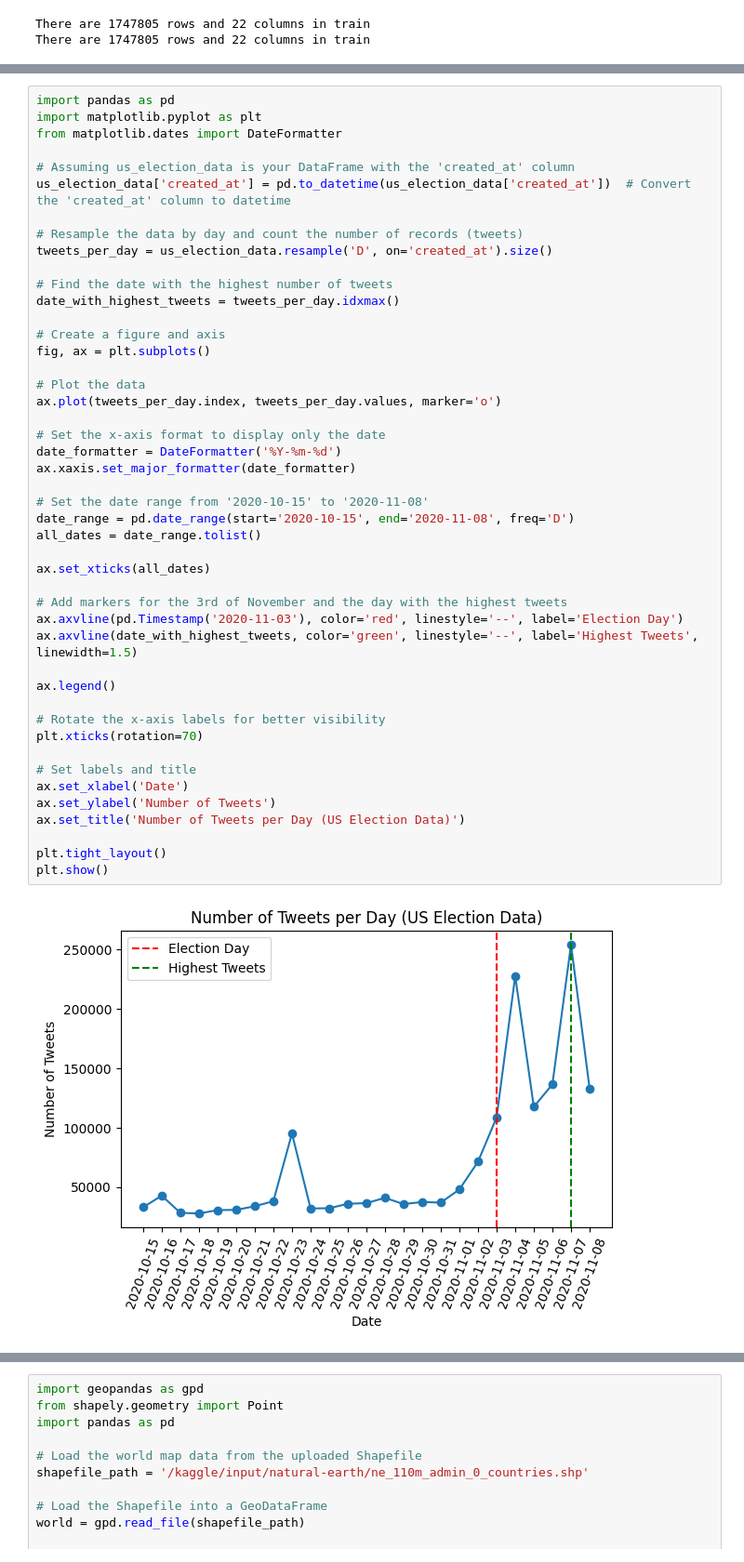
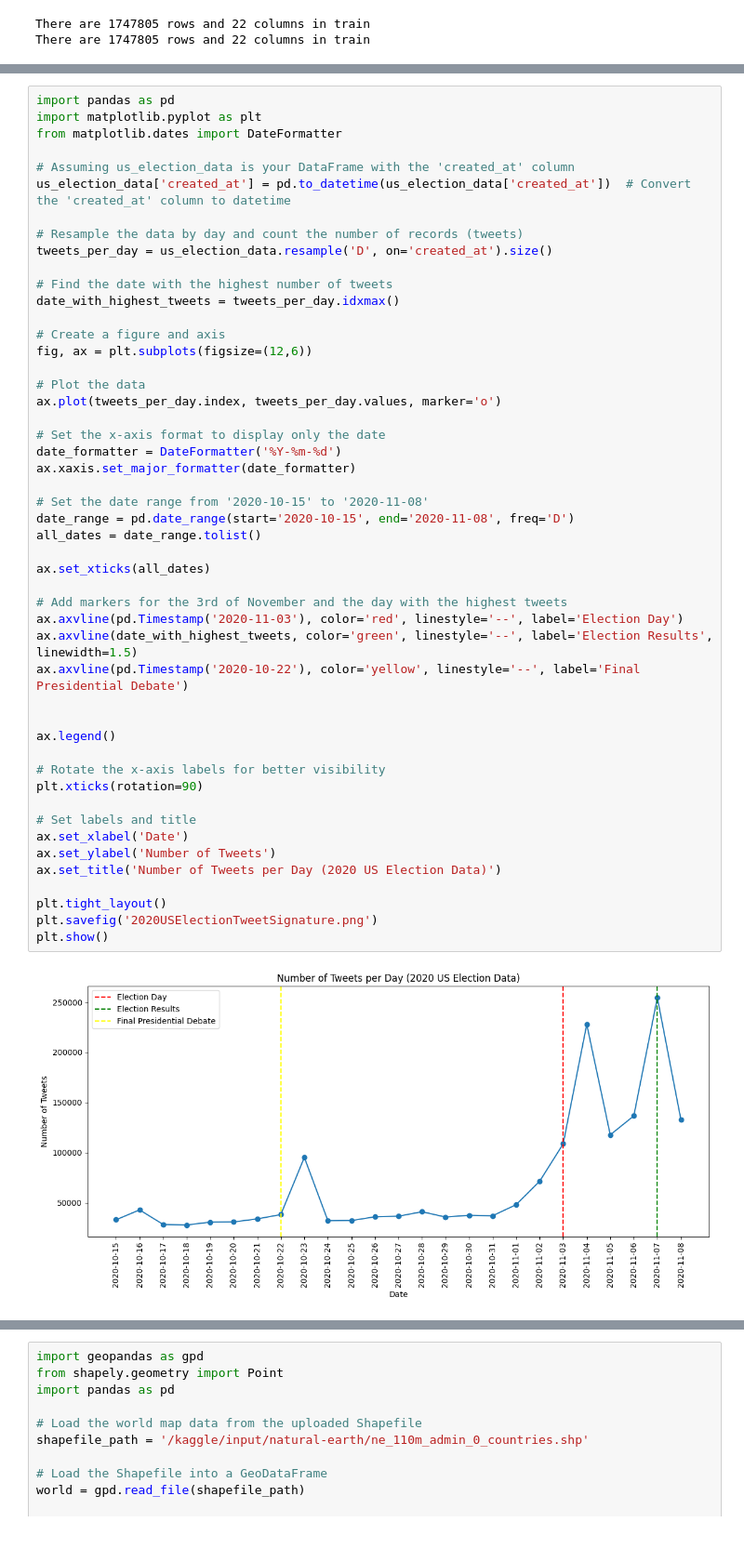
Before and after one commit to NatanGrayman/Investigation_Project, a Jupyter notebook: investigation-project-us-election.ipynb, the cells around one changed output, grey strips where cells are left out. Shown at 93% size. Saved outputs shown, nothing was run; the diff lists cells and outputs as text.

Commit message:
Kaggle Notebook | Election Signatures | Version 84

```diff
--- a/investigation-project-us-election.ipynb
+++ b/investigation-project-us-election.ipynb
@@ -104,36 +263,39 @@ tweets_per_day = us_election_data.resample('D', on='created_at').size()
 date_with_highest_tweets = tweets_per_day.idxmax()
 
 # Create a figure and axis
-fig, ax = plt.subplots()
+fig, ax = plt.subplots(figsize=(12,6))
 
 # Plot the data
 ax.plot(tweets_per_day.index, tweets_per_day.values, marker='o')
 
 # Set the x-axis format to display only the date
 date_formatter = DateFormatter('%Y-%m-%d')
 ax.xaxis.set_major_formatter(date_formatter)
 
 # Set the date range from '2020-10-15' to '2020-11-08'
 date_range = pd.date_range(start='2020-10-15', end='2020-11-08', freq='D')
 all_dates = date_range.tolist()
 
 ax.set_xticks(all_dates)
 
 # Add markers for the 3rd of November and the day with the highest tweets
 ax.axvline(pd.Timestamp('2020-11-03'), color='red', linestyle='--', label='Election Day')
-ax.axvline(date_with_highest_tweets, color='green', linestyle='--', label='Highest Tweets', linewidth=1.5)
+ax.axvline(date_with_highest_tweets, color='green', linestyle='--', label='Election Results', linewidth=1.5)
+ax.axvline(pd.Timestamp('2020-10-22'), color='yellow', linestyle='--', label='Final Presidential Debate')
+
 
 ax.legend()
 
 # Rotate the x-axis labels for better visibility
-plt.xticks(rotation=70)
+plt.xticks(rotation=90)
 
 # Set labels and title
 ax.set_xlabel('Date')
 ax.set_ylabel('Number of Tweets')
-ax.set_title('Number of Tweets per Day (US Election Data)')
+ax.set_title('Number of Tweets per Day (2020 US Election Data)')
 
 plt.tight_layout()
+plt.savefig('2020USElectionTweetSignature.png')
 plt.show()
 # %% [output]
-[figure, old version]
+[figure, new version]
```
Also changed, not shown: parts of 114 cells of this notebook.
